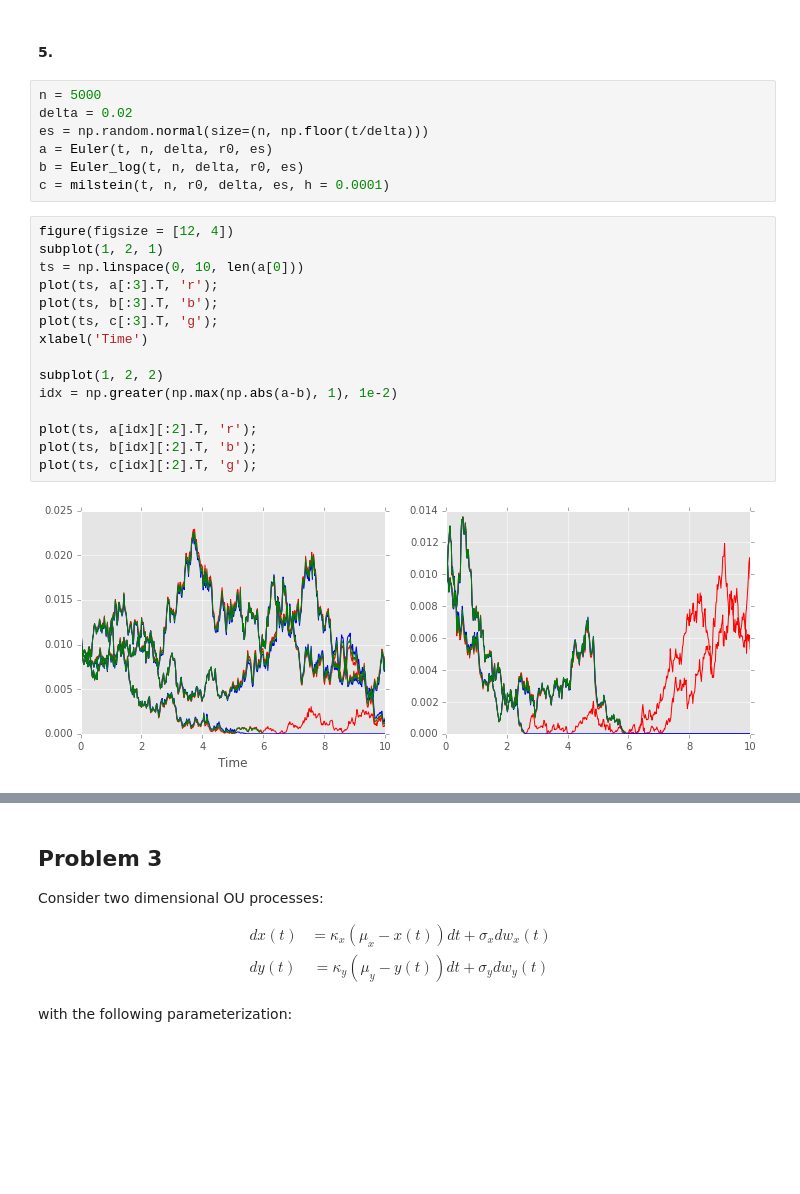
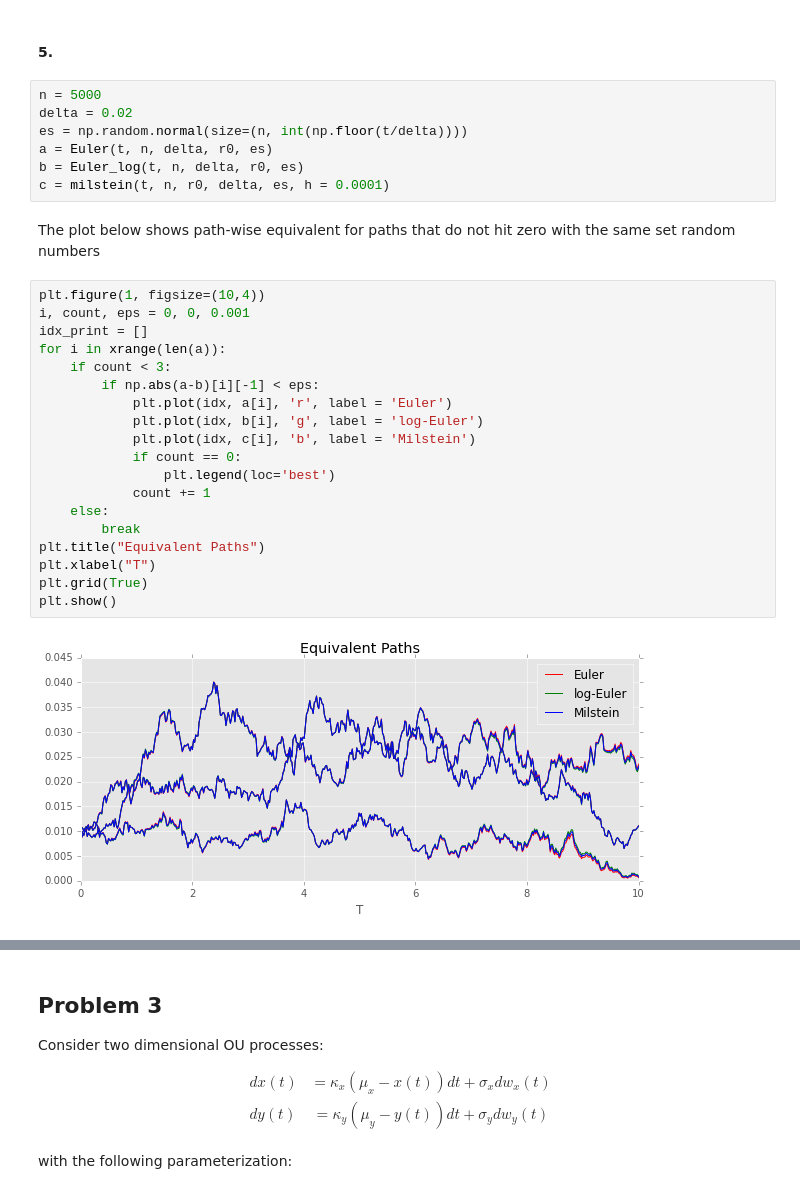
Before and after one commit to AndSoOn/Advaced_Python_In_Finance, a Jupyter notebook: lecture_8/Homework6_tmp.ipynb, the cells around one changed output, grey strips where cells are left out. Drawn from its saved outputs; the diff is of its cells as text; blank space fills up the shorter version.

```diff
--- a/lecture_8/Homework6_tmp.ipynb
+++ b/lecture_8/Homework6_tmp.ipynb
@@ -285,24 +293,30 @@ plt.show()
 # %%
 n = 5000
 delta = 0.02
-es = np.random.normal(size=(n, np.floor(t/delta)))
+es = np.random.normal(size=(n, int(np.floor(t/delta))))
 a = Euler(t, n, delta, r0, es)
 b = Euler_log(t, n, delta, r0, es)
 c = milstein(t, n, r0, delta, es, h = 0.0001)
-# %%
-figure(figsize = [12, 4])
-subplot(1, 2, 1)
-ts = np.linspace(0, 10, len(a[0]))
-plot(ts, a[:3].T, 'r');
-plot(ts, b[:3].T, 'b');
-plot(ts, c[:3].T, 'g');
-xlabel('Time')
-
-subplot(1, 2, 2)
-idx = np.greater(np.max(np.abs(a-b), 1), 1e-2)
-
-plot(ts, a[idx][:2].T, 'r');
-plot(ts, b[idx][:2].T, 'b');
-plot(ts, c[idx][:2].T, 'g');
-# %% [output]
-[figure, removed]
+# %% [markdown]
+The plot below shows path-wise equivalent for paths that do not hit zero with the same set random numbers
+# %%
+plt.figure(1, figsize=(10,4))
+i, count, eps = 0, 0, 0.001
+idx_print = []
+for i in xrange(len(a)):
+    if count < 3:
+        if np.abs(a-b)[i][-1] < eps:
+            plt.plot(idx, a[i], 'r', label = 'Euler')
+            plt.plot(idx, b[i], 'g', label = 'log-Euler')
+            plt.plot(idx, c[i], 'b', label = 'Milstein')
+            if count == 0:
+                plt.legend(loc='best')
+            count += 1
+    else:
+        break
+plt.title("Equivalent Paths")
+plt.xlabel("T")
+plt.grid(True)
+plt.show()
+# %% [output]
+[figure, added]
```
Also changed, not shown: parts of 25 cells of this notebook.
